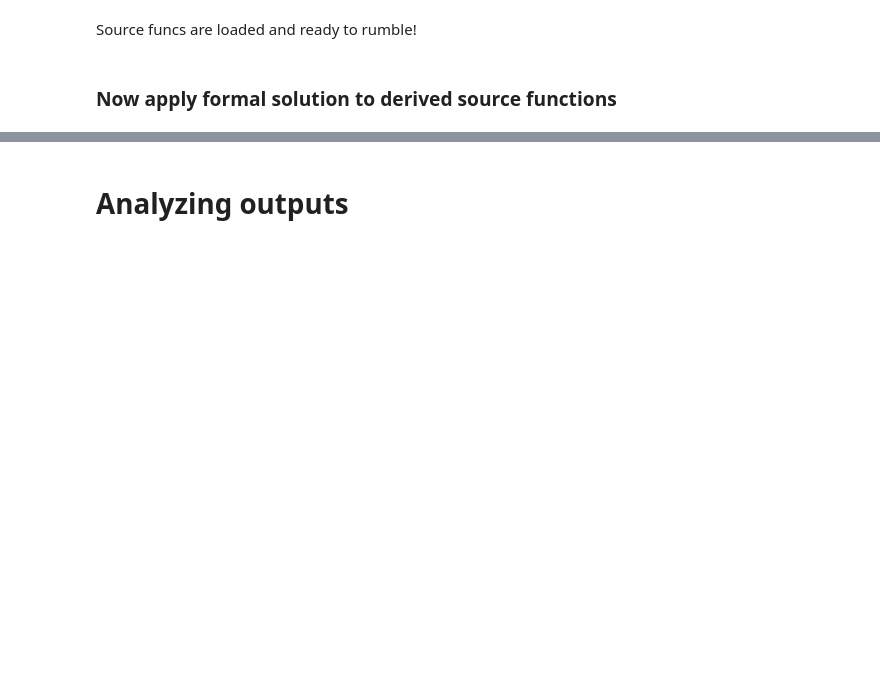
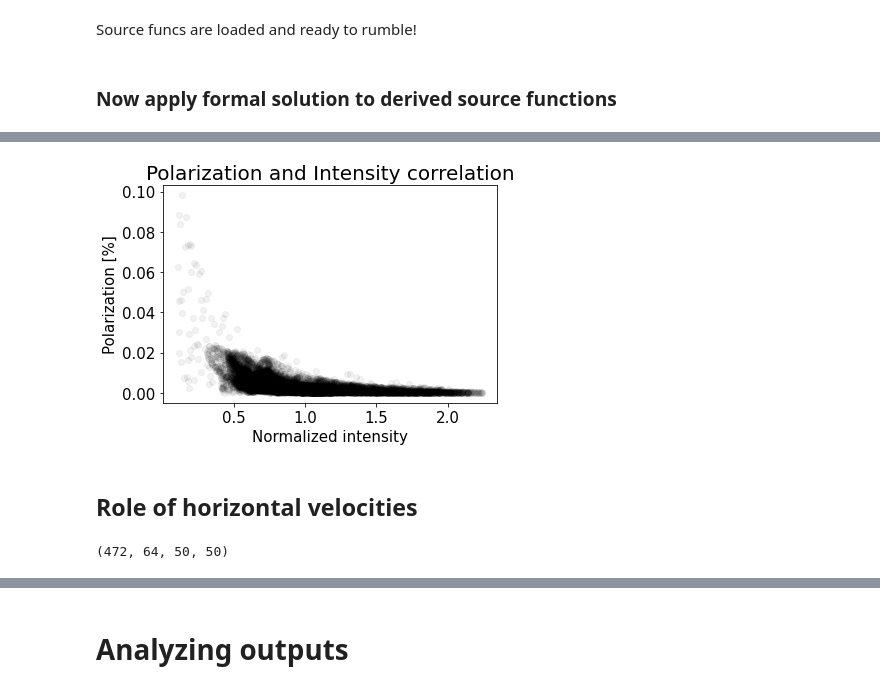
Before and after one commit to neerajkulk/reconstruct_hanle, a Jupyter notebook: scattering_pol/spol_synthesize.ipynb, the cells around one changed output, grey strips where cells are left out. Drawn from its saved outputs; the diff is of its cells as text; code cells hidden in the pictures; blank space fills up the shorter version.

```diff
--- a/scattering_pol/spol_synthesize.ipynb
+++ b/scattering_pol/spol_synthesize.ipynb
@@ -258,0 +305,16 @@ i_out.shape
+# %%
+pol = np.sqrt(q[lc,0]**2 + u[lc,0]**2)
+pol /= i[lc,0]
+
+norm_I = i[lc,0] / np.mean(i[lc,0])
+
+plt.scatter(norm_I,pol,alpha=0.05,color = 'black')
+plt.title('Polarization and Intensity correlation',fontsize=20)
+plt.xlabel('Normalized intensity',fontsize=15)
+plt.ylabel('Polarization [%]',fontsize=15)
+plt.savefig('/Users/kulkarniad/Desktop/polscatter.png')
+plt.show()
+# %% [output]
+[figure, added]
+# %% [markdown]
+## Role of horizontal velocities
@@ -258,0 +329,4 @@ i_out.shape
+# %%
+smallI.shape
+# %% [output]
+(472, 64, 50, 50)
```
Also changed, not shown: parts of 91 cells of this notebook.
